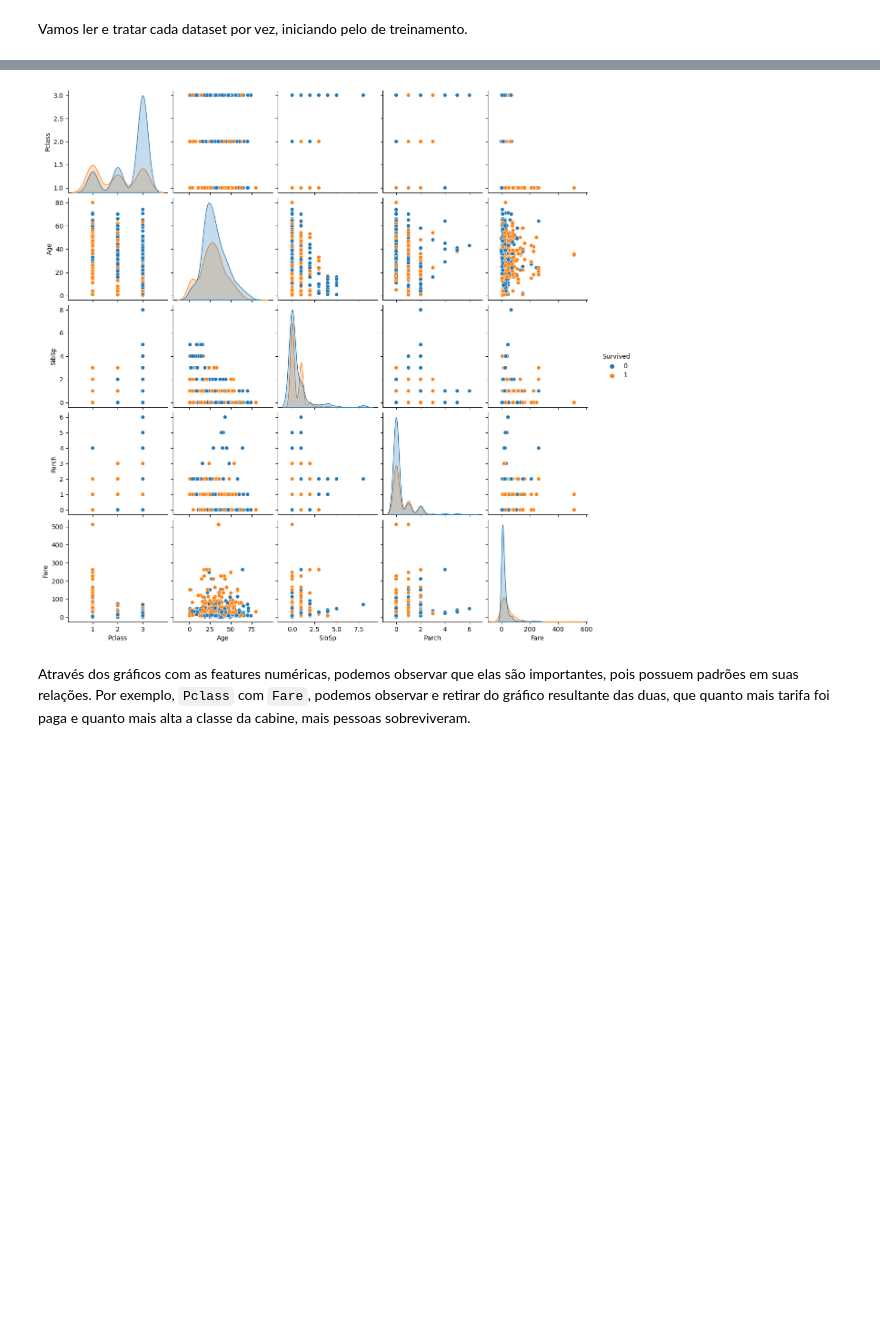
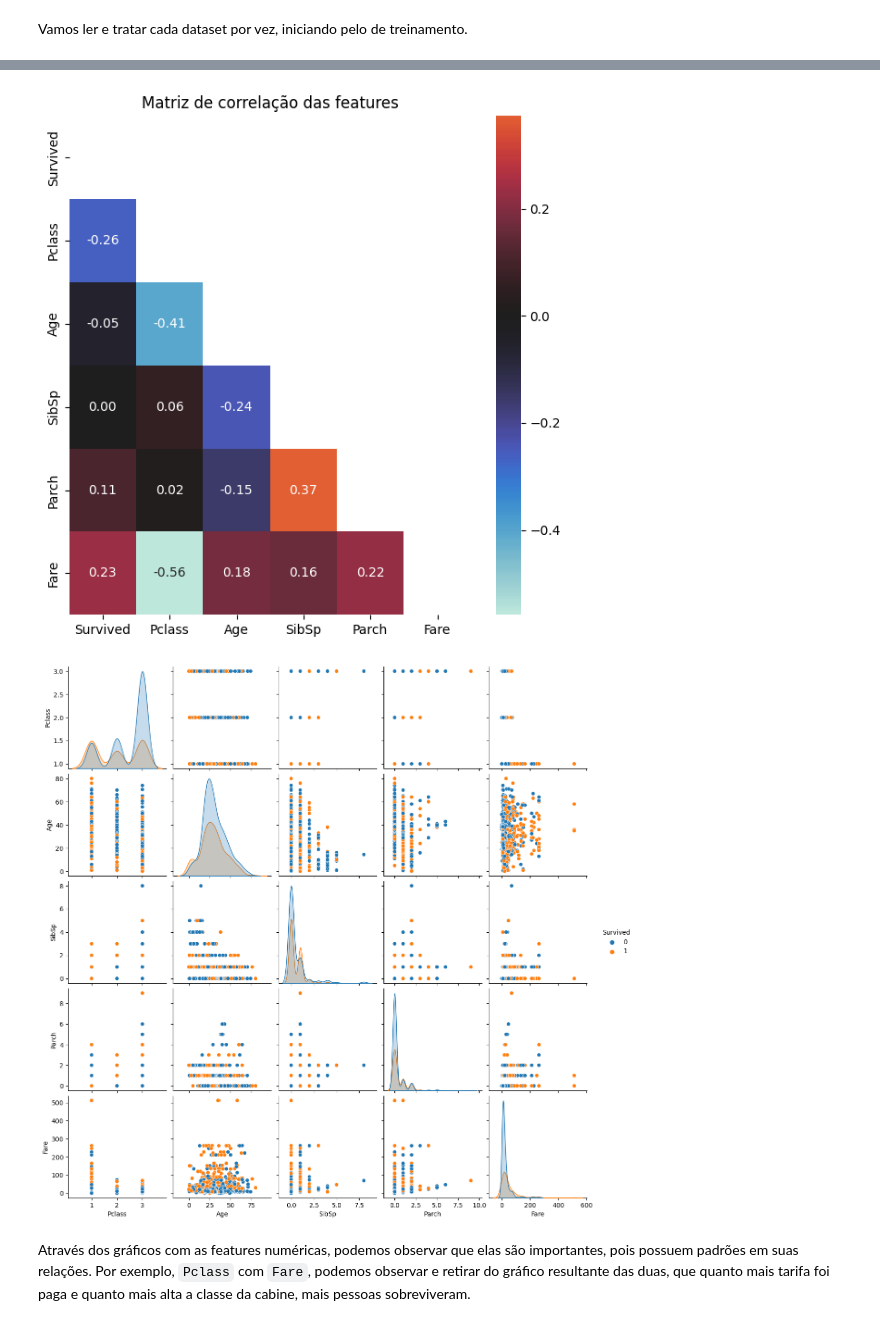
Before and after one commit to pedrodicati/titanic-datascience, a Jupyter notebook: titanic.ipynb, the cells around one changed output, grey strips where cells are left out. Cells and saved outputs as stored; diff of their text form; code cells hidden in the pictures; blank space fills up the shorter version.

```diff
--- a/titanic.ipynb
+++ b/titanic.ipynb
@@ -82,9 +107,19 @@ target = df_train[target_name]
+# %%
+plt.figure(figsize=(7, 7))
+
+correlation = data.corr() # método padrão -> pearson
+mask = np.triu(np.ones_like(correlation, dtype=bool)) # pegar só a parte debaixo da matriz
+
+_ = sns.heatmap(correlation, annot=True, mask=mask, fmt='.2f', center=0)
+_ = plt.title("Matriz de correlação das features")
+# %% [output]
+[figure, added]
 # %%
 _ = sns.pairplot(
-    data=df_train,
+    data=data,
     hue=target_name,
 )
 # %% [output]
-[figure, old version]
+[figure, new version]
 # %% [markdown]
 Através dos gráficos com as features numéricas, podemos observar que elas são importantes, pois possuem padrões em suas relações. Por exemplo, `Pclass` com `Fare`, podemos observar e retirar do gráfico resultante das duas, que quanto mais tarifa foi paga e quanto mais alta a classe da cabine, mais pessoas sobreviveram.
```
Also changed, not shown: parts of 31 cells of this notebook, 3 other files.
